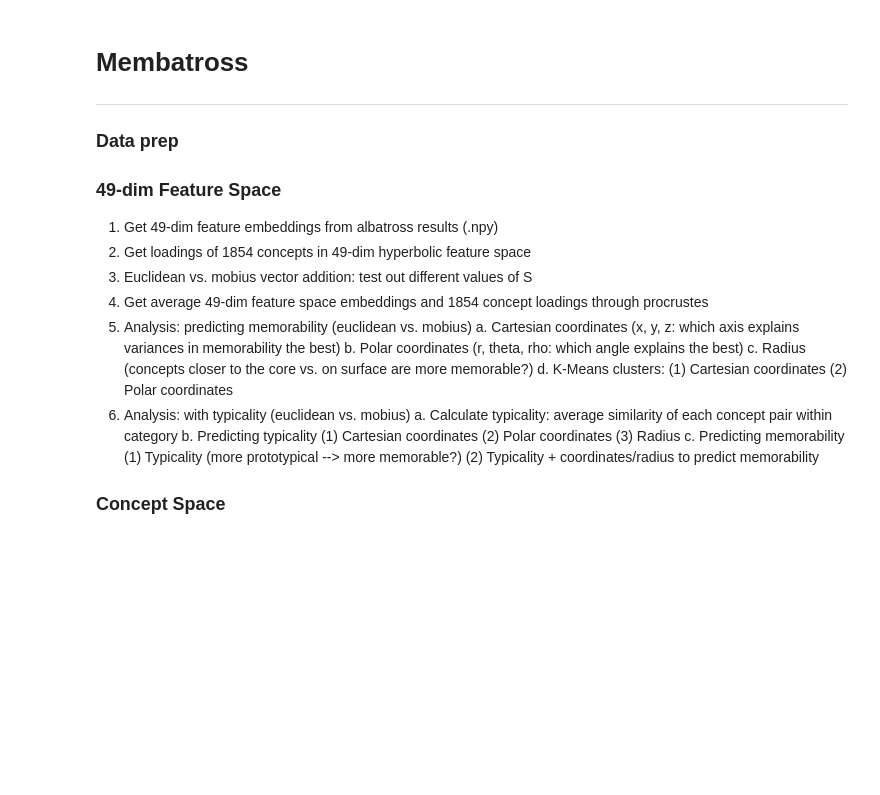
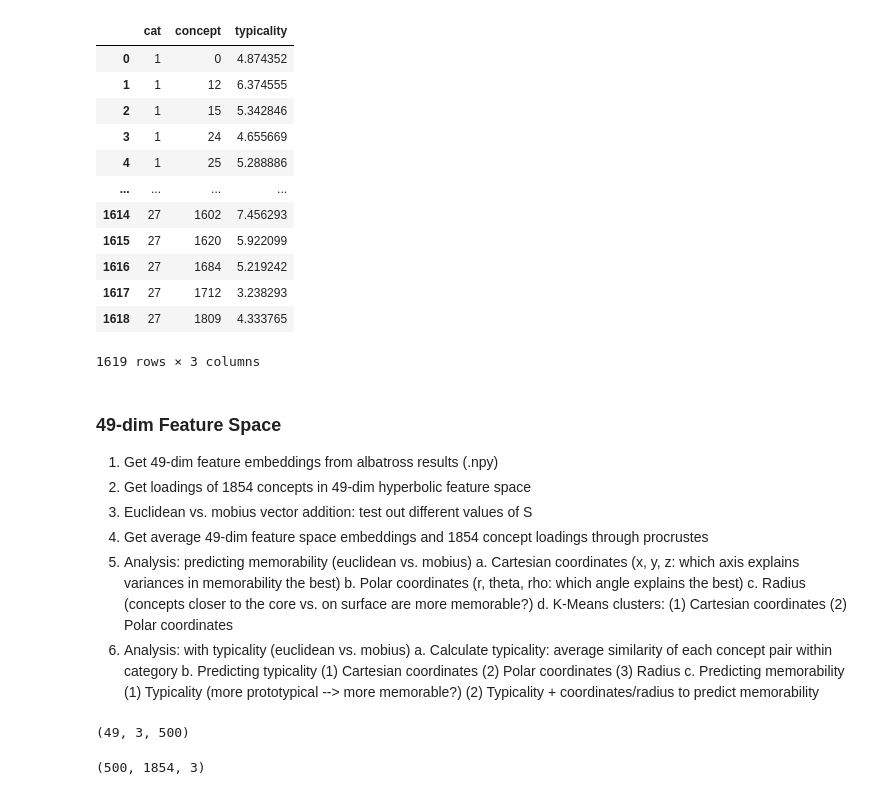
Before and after one commit to Brain-Bridge-Lab/membatross, a Jupyter notebook: membatross_notebook.ipynb, the cells around one changed output. Cells and saved outputs as stored; diff of their text form; code cells hidden in the pictures; blank space fills up the shorter version.

```diff
--- a/membatross_notebook.ipynb
+++ b/membatross_notebook.ipynb
@@ -0,0 +5,17 @@
+# %%
+import os
+import numpy as np
+import pandas as pd
+from scipy.io import loadmat
+from scipy.linalg import orthogonal_procrustes
+import statsmodels.api as sm
+import scipy.stats as stats
+from hyperbolicMDS.mds import HyperMDS, cart_to_polar
+from matplotlib import colors
+from sklearn.cluster import KMeans
+from mpl_toolkits.mplot3d import axes3d
+from matplotlib.colors import ListedColormap
+import re, seaborn as sns
+
+data_dir = '../data'
+output_dir = '../outputs'
@@ -1,9 +98,31 @@
+# %%
+### load typicality score and merge with concepts
+cat_typicality = loadmat(os.path.join(data_dir, 'typicality_data27.mat'))
+concept_idx = []
+concept_typ = []
+concept_cat = []
+for cat_idx in range(27):
+    concept_idx.extend(pd.DataFrame(cat_typicality['category27_ind'][0][cat_idx])[0].to_list())
+    concept_typ.extend(pd.DataFrame(cat_typicality['category27_typicality_rating_normed'][cat_idx][0])[0].to_list())
+    concept_cat.extend([cat_idx+1 for i in range(len(cat_typicality['category27_ind'][0][cat_idx]))])
+concept_typicality_rated = pd.DataFrame({'cat': concept_cat, 'concept': concept_idx, 'typicality': concept_typ})
+concept_typicality_rated['concept'] = concept_typicality_rated['concept']-1
+concept_typicality_rated
+# %% [output]
+|  | cat | concept | typicality |
+| 0 | 1 | 0 | 4.874352 |
+| 1 | 1 | 12 | 6.374555 |
+| 2 | 1 | 15 | 5.342846 |
+| 3 | 1 | 24 | 4.655669 |
+| 4 | 1 | 25 | 5.288886 |
+| ... | ... | ... | ... |
+| 1614 | 27 | 1602 | 7.456293 |
+| 1615 | 27 | 1620 | 5.922099 |
+| 1616 | 27 | 1684 | 5.219242 |
+| 1617 | 27 | 1712 | 3.238293 |
+| 1618 | 27 | 1809 | 4.333765 |
+1619 rows × 3 columns
 # %% [markdown]
-# Membatross
----
-### Data prep
-
-
 ### 49-dim Feature Space
 
 1. Get 49-dim feature embeddings from albatross results (.npy)
@@ -26,6 +145,9 @@
         c. Predicting memorability
             (1) Typicality (more prototypical --> more memorable?)
             (2) Typicality + coordinates/radius to predict memorability
-
-
-### Concept Space
+# %%
+# 49-dim feature space embeddings
+feature_embeddings = np.load(os.path.join(data_dir, 'membatross_embeddings.npy'))
+feature_embeddings.shape
+# %% [output]
+(49, 3, 500)
@@ -31,0 +191,11 @@
+# %%
+### normalize embeddings and transform concept embeddings to loadings in hyperbolic feature space
+concept_in_feat_coord = []
+# normalized_embeddings = (original_embeddings.T/original_embeddings.sum(axis=1)).T
+normalized_embeddings = (original_embeddings.T/np.sqrt((original_embeddings**2).sum(axis=1))).T
+for layer in range(feature_embeddings.shape[-1]):
+#     concept_in_feat_coord.append(normalized_embeddings@feature_embeddings[:,:,layer])
+    concept_in_feat_coord.append(mobius_addition(normalized_embeddings, feature_embeddings[:,:,layer], 24))
+np.array(concept_in_feat_coord).shape
+# %% [output]
+(500, 1854, 3)
```
Also changed, not shown: parts of 38 cells of this notebook.
